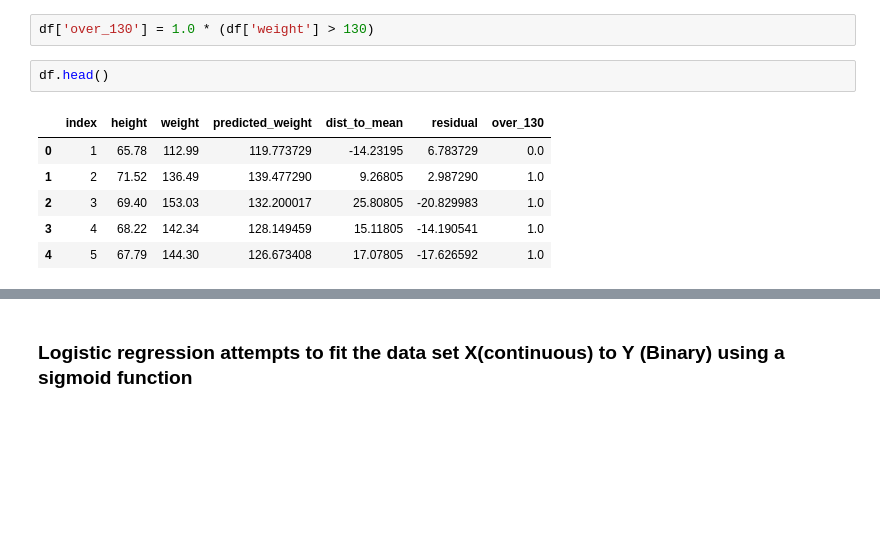
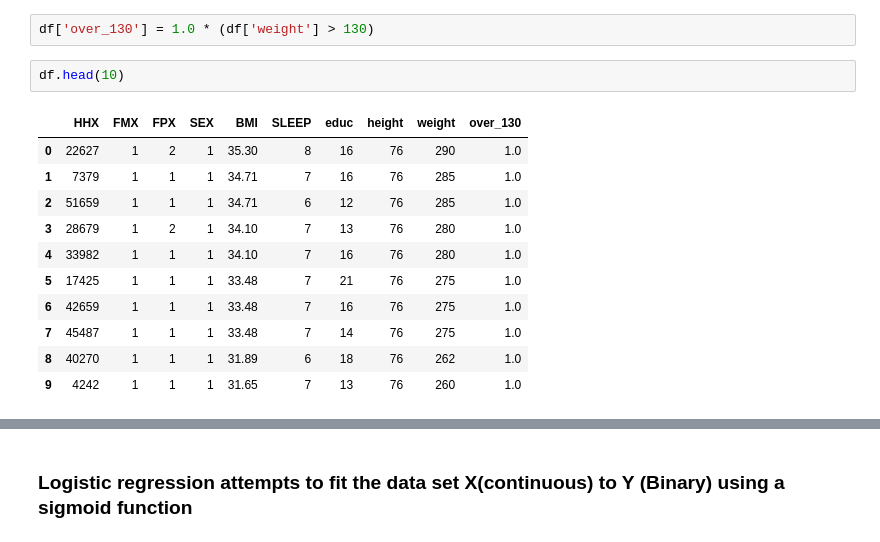
Before and after one commit to streamnsight/cnn, a Jupyter notebook: Linear Regression.ipynb, the cells around one changed output, grey strips where cells are left out. Saved outputs shown, nothing was run; the diff lists cells and outputs as text; blank space fills up the shorter version.

```diff
--- a/Linear Regression.ipynb
+++ b/Linear Regression.ipynb
@@ -162,14 +162,19 @@ Let's now consider our output is binary, like over 130lbs, and under 130lbs
 # %%
 df['over_130'] = 1.0 * (df['weight'] > 130)
 # %%
-df.head()
+df.head(10)
 # %% [output]
-|  | index | height | weight | predicted_weight | dist_to_mean | residual | over_130 |
-| 0 | 1 | 65.78 | 112.99 | 119.773729 | -14.23195 | 6.783729 | 0.0 |
-| 1 | 2 | 71.52 | 136.49 | 139.477290 | 9.26805 | 2.987290 | 1.0 |
-| 2 | 3 | 69.40 | 153.03 | 132.200017 | 25.80805 | -20.829983 | 1.0 |
-| 3 | 4 | 68.22 | 142.34 | 128.149459 | 15.11805 | -14.190541 | 1.0 |
-| 4 | 5 | 67.79 | 144.30 | 126.673408 | 17.07805 | -17.626592 | 1.0 |
+|  | HHX | FMX | FPX | SEX | BMI | SLEEP | educ | height | weight | over_130 |
+| 0 | 22627 | 1 | 2 | 1 | 35.30 | 8 | 16 | 76 | 290 | 1.0 |
+| 1 | 7379 | 1 | 1 | 1 | 34.71 | 7 | 16 | 76 | 285 | 1.0 |
+| 2 | 51659 | 1 | 1 | 1 | 34.71 | 6 | 12 | 76 | 285 | 1.0 |
+| 3 | 28679 | 1 | 2 | 1 | 34.10 | 7 | 13 | 76 | 280 | 1.0 |
+| 4 | 33982 | 1 | 1 | 1 | 34.10 | 7 | 16 | 76 | 280 | 1.0 |
+| 5 | 17425 | 1 | 1 | 1 | 33.48 | 7 | 21 | 76 | 275 | 1.0 |
+| 6 | 42659 | 1 | 1 | 1 | 33.48 | 7 | 16 | 76 | 275 | 1.0 |
+| 7 | 45487 | 1 | 1 | 1 | 33.48 | 7 | 14 | 76 | 275 | 1.0 |
+| 8 | 40270 | 1 | 1 | 1 | 31.89 | 6 | 18 | 76 | 262 | 1.0 |
+| 9 | 4242 | 1 | 1 | 1 | 31.65 | 7 | 13 | 76 | 260 | 1.0 |
 # %%
 # plot as scatter plot
 plt.scatter(x=df['height'], y=df['over_130'])
```
Also changed, not shown: parts of 2 cells of this notebook, 3 other files.
